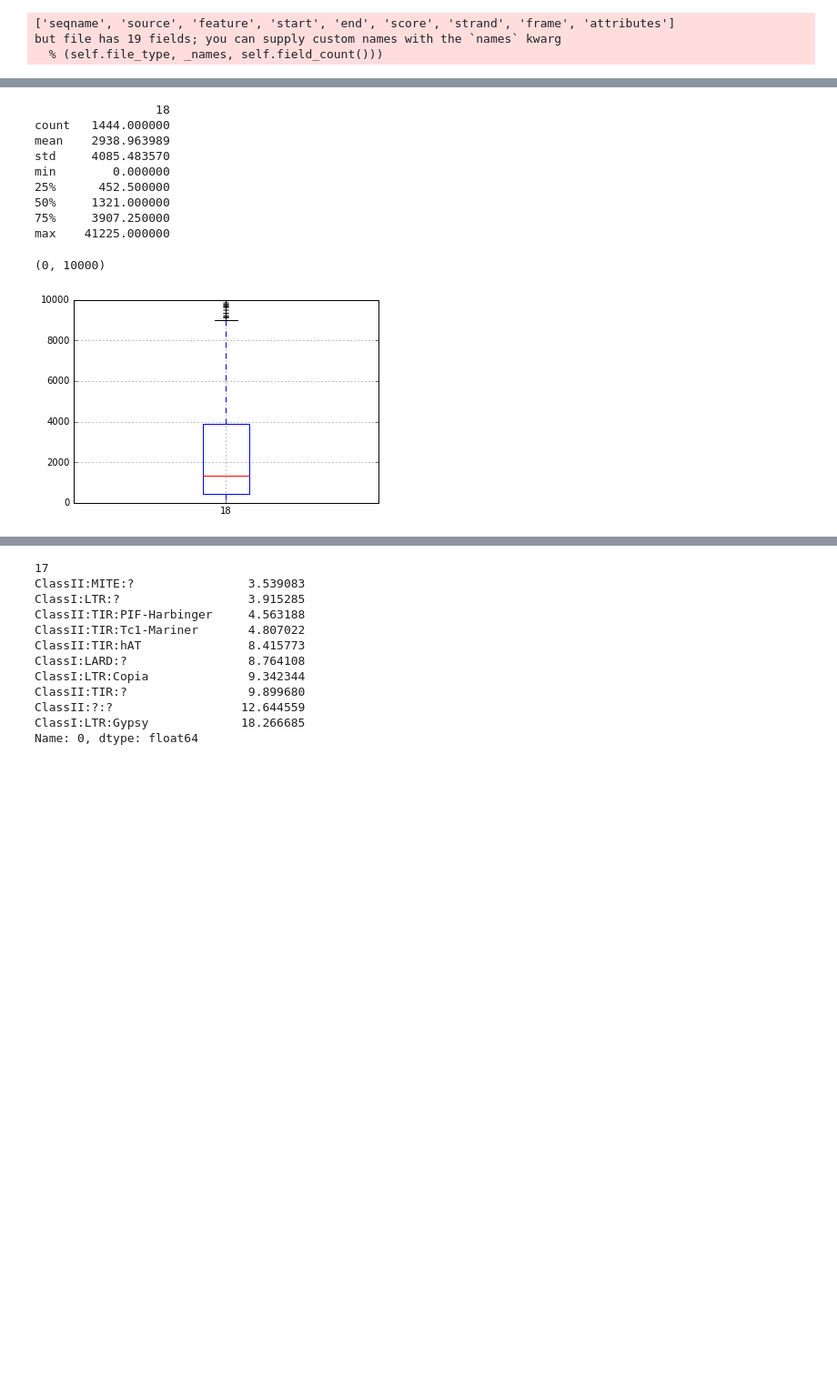
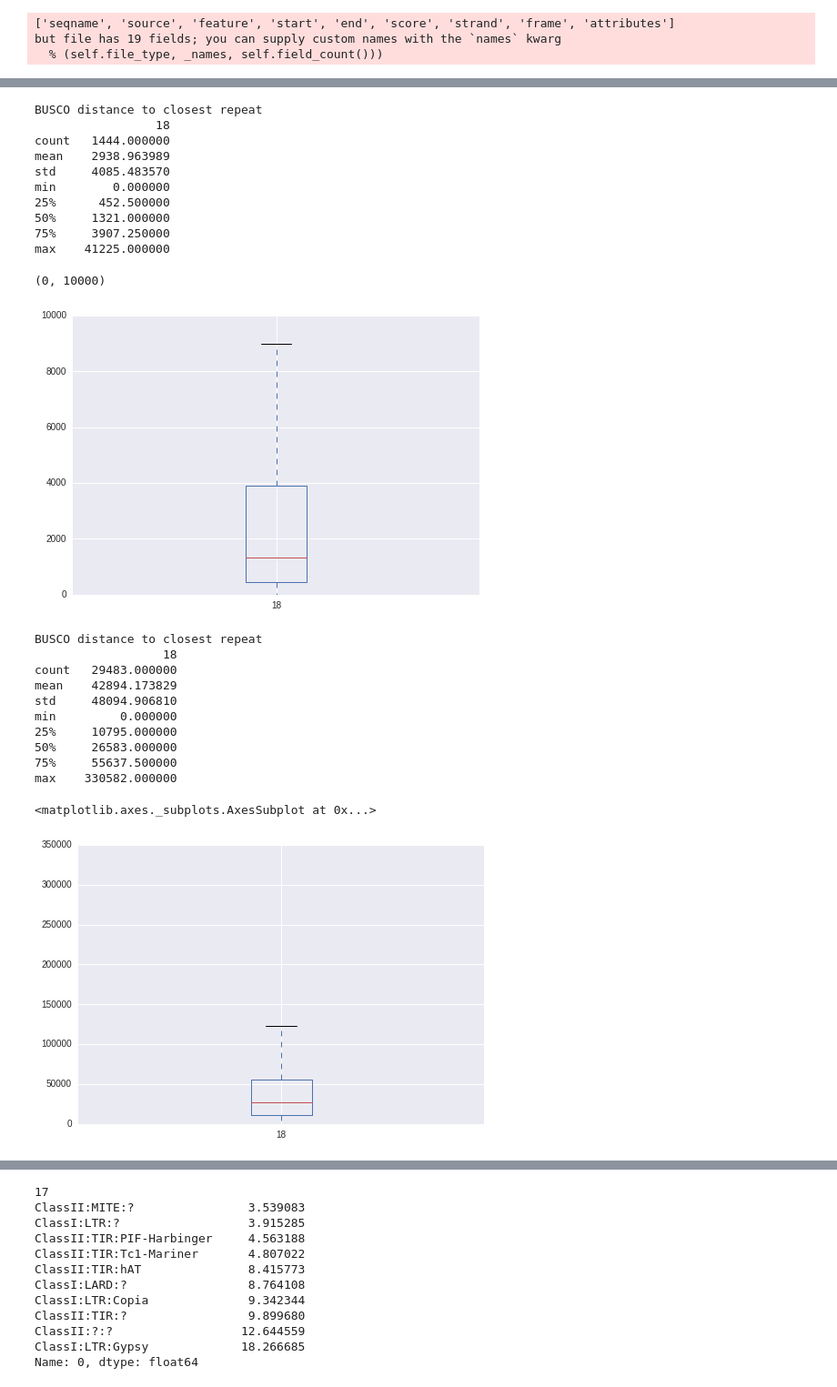
Before and after one commit to BenjaminSchwessinger/Pst_104E_analysis, a Jupyter notebook: Pst_104E_v12_effectors.ipynb, the cells around one changed output, grey strips where cells are left out. Shown at 91% size. Drawn from its saved outputs; the diff is of its cells as text; code cells hidden in the pictures; blank space fills up the shorter version.

```diff
--- a/Pst_104E_v12_effectors.ipynb
+++ b/Pst_104E_v12_effectors.ipynb
@@ -295,8 +340,10 @@ max    42804.000000
 # %%
+print('BUSCO distance to closest repeat')
 print(p_busco_bed.closest(p_repeats_bed, d=True,t='last').to_dataframe().iloc[:,18:20].describe())
 p_busco_bed.closest(p_repeats_bed, d=True,t='last').to_dataframe().boxplot(column=18)
 plt.ylim(0, 10000)
 # %% [output]
+BUSCO distance to closest repeat
                  18
 count   1444.000000
 mean    2938.963989
@@ -307,5 +354,22 @@ min        0.000000
 75%     3907.250000
 max    41225.000000
 (0, 10000)
-[figure, old version]
+[figure, new version]
+# %%
+print('BUSCO distance to closest repeat')
+print(p_repeats_bed.closest(p_busco_bed, d=True,t='last').to_dataframe().iloc[:,18:20].describe())
+p_repeats_bed.closest(p_busco_bed, d=True,t='last').to_dataframe().boxplot(column=18)
+# %% [output]
+BUSCO distance to closest repeat
+                  18
+count   29483.000000
+mean    42894.173829
+std     48094.906810
+min         0.000000
+25%     10795.000000
+50%     26583.000000
+75%     55637.500000
+max    330582.000000
+<matplotlib.axes._subplots.AxesSubplot at 0x...>
+[figure, added]
 # %%
```
Also changed, not shown: parts of 134 cells of this notebook, 31 other files.
